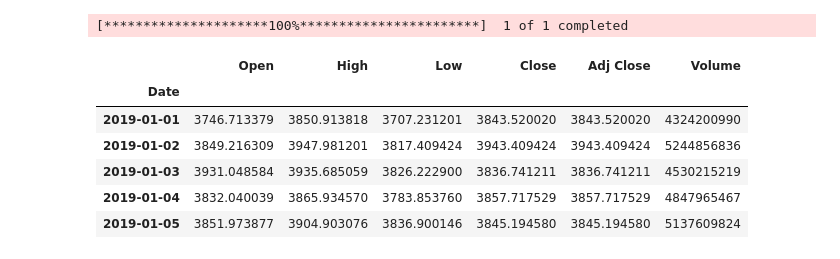
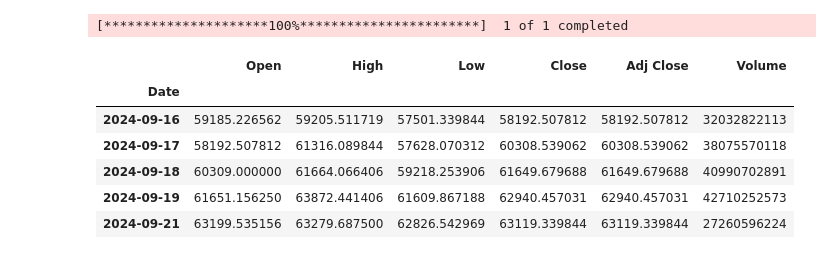
Before and after one commit to awaiskhan005/DATA-SCIENCE-AND-AI-, a Jupyter notebook: BTC_USD_PREDICTION_WITH_INDICATORS_PROJECT.ipynb, the cells around one changed output. Drawn from its saved outputs; the diff is of its cells as text; code cells hidden in the pictures.

```diff
--- a/BTC_USD_PREDICTION_WITH_INDICATORS_PROJECT.ipynb
+++ b/BTC_USD_PREDICTION_WITH_INDICATORS_PROJECT.ipynb
@@ -36,15 +24,15 @@ data = yf.download(tickers = 'BTC-USD', start = '2019-01-1', end = dt.datetime.n
 # %% [output]
 [*********************100%***********************]  1 of 1 completed
 # %%
-data.head()
+data.tail()
 # %% [output]
 |  | Open | High | Low | Close | Adj Close | Volume |
 | Date |  |  |  |  |  |  |
-| 2019-01-01 | 3746.713379 | 3850.913818 | 3707.231201 | 3843.520020 | 3843.520020 | 4324200990 |
-| 2019-01-02 | 3849.216309 | 3947.981201 | 3817.409424 | 3943.409424 | 3943.409424 | 5244856836 |
-| 2019-01-03 | 3931.048584 | 3935.685059 | 3826.222900 | 3836.741211 | 3836.741211 | 4530215219 |
-| 2019-01-04 | 3832.040039 | 3865.934570 | 3783.853760 | 3857.717529 | 3857.717529 | 4847965467 |
-| 2019-01-05 | 3851.973877 | 3904.903076 | 3836.900146 | 3845.194580 | 3845.194580 | 5137609824 |
+| 2024-09-16 | 59185.226562 | 59205.511719 | 57501.339844 | 58192.507812 | 58192.507812 | 32032822113 |
+| 2024-09-17 | 58192.507812 | 61316.089844 | 57628.070312 | 60308.539062 | 60308.539062 | 38075570118 |
+| 2024-09-18 | 60309.000000 | 61664.066406 | 59218.253906 | 61649.679688 | 61649.679688 | 40990702891 |
+| 2024-09-19 | 61651.156250 | 63872.441406 | 61609.867188 | 62940.457031 | 62940.457031 | 42710252573 |
+| 2024-09-21 | 63199.535156 | 63279.687500 | 62826.542969 | 63119.339844 | 63119.339844 | 27260596224 |
 # %%
 #adding indicators
 data['RSI'] = ta.rsi(data['Close'], length = 15)
```
Also changed, not shown: parts of 11 cells of this notebook.
